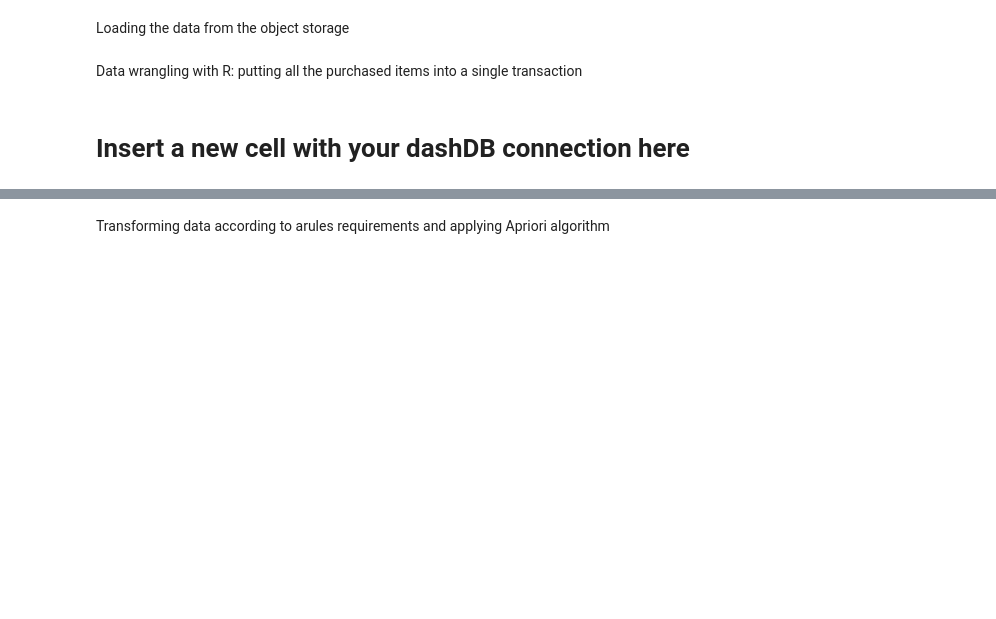
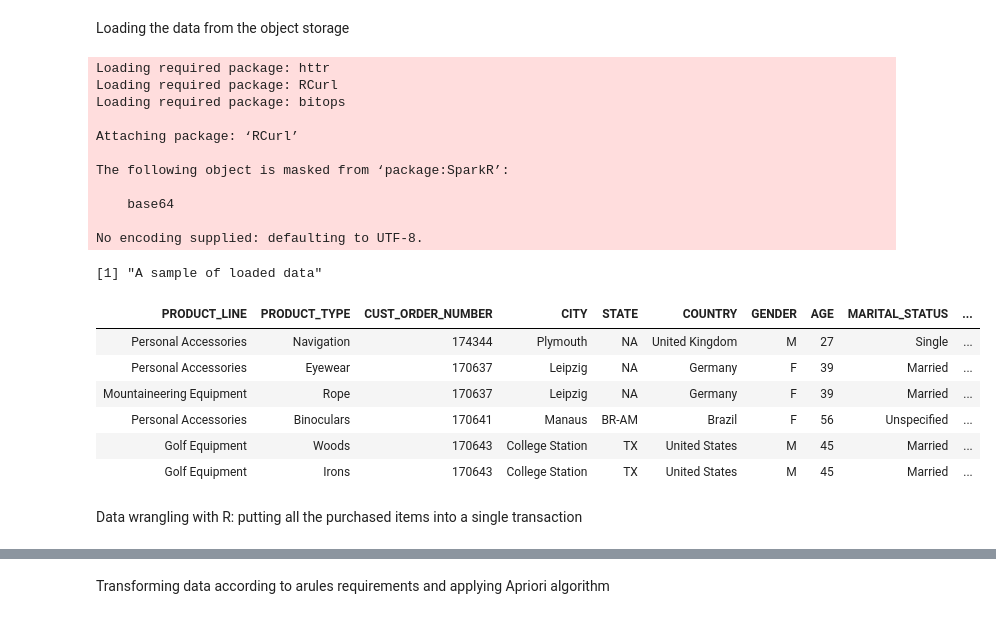
Before and after one commit to dlsolomo/wdp_dev_day, a Jupyter notebook: Dev Day Acme Machine Learning for Demographics.ipynb, the cells around one changed output, grey strips where cells are left out. Drawn from its saved outputs; the diff is of its cells as text; code cells hidden in the pictures; blank space fills up the shorter version.

```diff
--- a/Dev Day Acme Machine Learning for Demographics.ipynb
+++ b/Dev Day Acme Machine Learning for Demographics.ipynb
@@ -34,8 +59,56 @@ install.packages("devtools")
 # %% [markdown]
 Loading the data from the object storage
+# %%
+#An example of using DSX code insertion features
+getObjectStorageFileWithCredentials <- function(container, filename) {
+    # This functions returns a textConnection object for a file
+    # from Bluemix Object Storage V3.
+
+    if(!require(httr)) install.packages('httr')
+    if(!require(RCurl)) install.packages('RCurl')
+    library(httr, RCurl)
+    auth_url <- paste("https://identity.open.softlayer.com",'/v3/auth/tokens', sep= '')
+    auth_args <- paste('{"auth": {"identity": {"password": {"user": {"domain": {"id": ', "9a7ae1a3e8b84f6ea4f35b56b3ae406e",'},"password": ',
+                    "H5&9j(pxOV.r^7*K",',"name": ', "admin_026e9a06f554f61b684fe44eb0a70f6960361605",'}},"methods": ["password"]}}}', sep='"')
+    auth_response <- httr::POST(url = auth_url, body = auth_args)
+    x_subject_token <-  headers(auth_response)[['x-subject-token']]
+    auth_body <-  content(auth_response)
+    access_url <-  unlist(lapply(auth_body[['token']][['catalog']], function(catalog){
+        if((catalog[['type']] == 'object-store')){
+            lapply(catalog[['endpoints']], function(endpoints){
+                if(endpoints[['interface']] == 'public' && endpoints[['region_id']] == 'dallas') {
+                    paste(endpoints[['url']], container, filename, sep='/')}
+            })
+        }
+    }))
+    data <- content(httr::GET(url = access_url, add_headers ("Content-Type" = "application/json", "X-Auth-Token" = x_subject_token)), as="text")
+    textConnection(data)
+}
+
+df <-  read.csv(file = getObjectStorageFileWithCredentials("notebooks", "transactions.csv"))
+print('A sample of loaded data')
+head(df)
+# %% [output]
+Loading required package: httr
+Loading required package: RCurl
+Loading required package: bitops
+
+Attaching package: ‘RCurl’
+
+The following object is masked from ‘package:SparkR’:
+
+    base64
+
+No encoding supplied: defaulting to UTF-8.
+[1] "A sample of loaded data"
+| PRODUCT_LINE | PRODUCT_TYPE | CUST_ORDER_NUMBER | CITY | STATE | COUNTRY | GENDER | AGE | MARITAL_STATUS | ... |
+| Personal Accessories | Navigation | 174344 | Plymouth | NA | United Kingdom | M | 27 | Single | ... |
+| Personal Accessories | Eyewear | 170637 | Leipzig | NA | Germany | F | 39 | Married | ... |
+| Mountaineering Equipment | Rope | 170637 | Leipzig | NA | Germany | F | 39 | Married | ... |
+| Personal Accessories | Binoculars | 170641 | Manaus | BR-AM | Brazil | F | 56 | Unspecified | ... |
+| Golf Equipment | Woods | 170643 | College Station | TX | United States | M | 45 | Married | ... |
+| Golf Equipment | Irons | 170643 | College Station | TX | United States | M | 45 | Married | ... |
 # %% [markdown]
 Data wrangling with R: putting all the purchased items into a single transaction
-# %% [markdown]
-# Insert a new cell with your dashDB connection here
 # %%
 # using subset of fields: the values in the result set are unique
```
Also changed, not shown: parts of 9 cells of this notebook.
